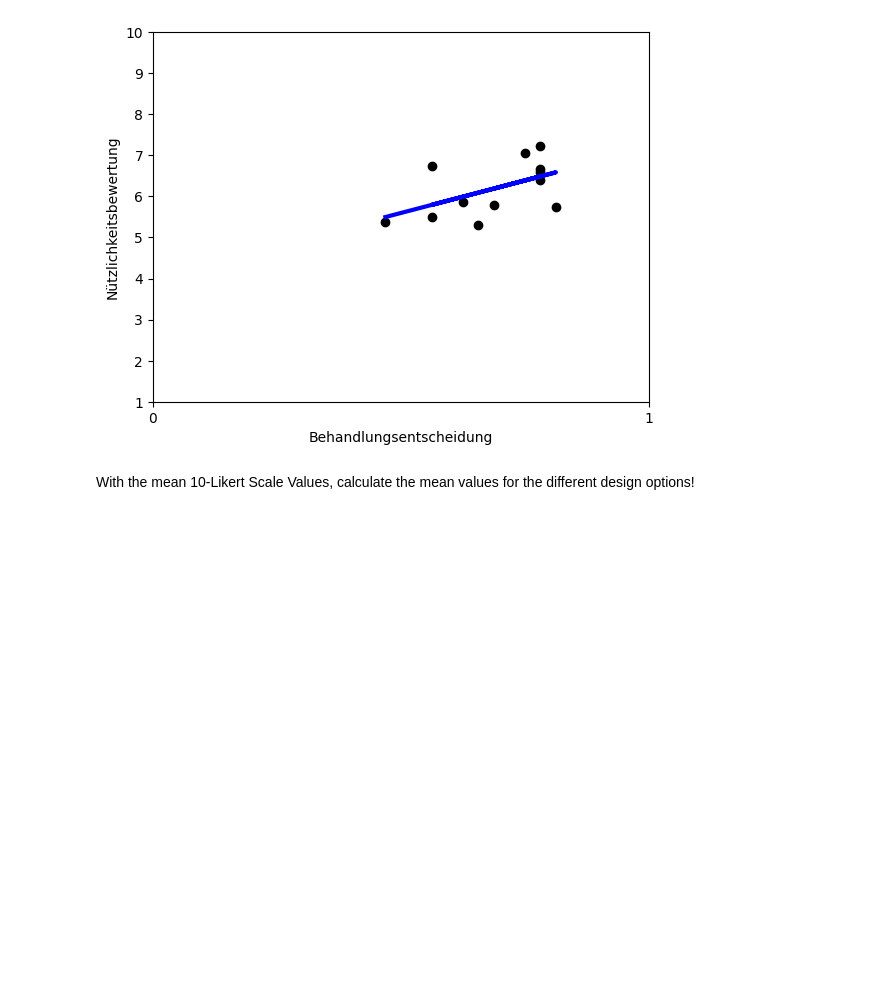
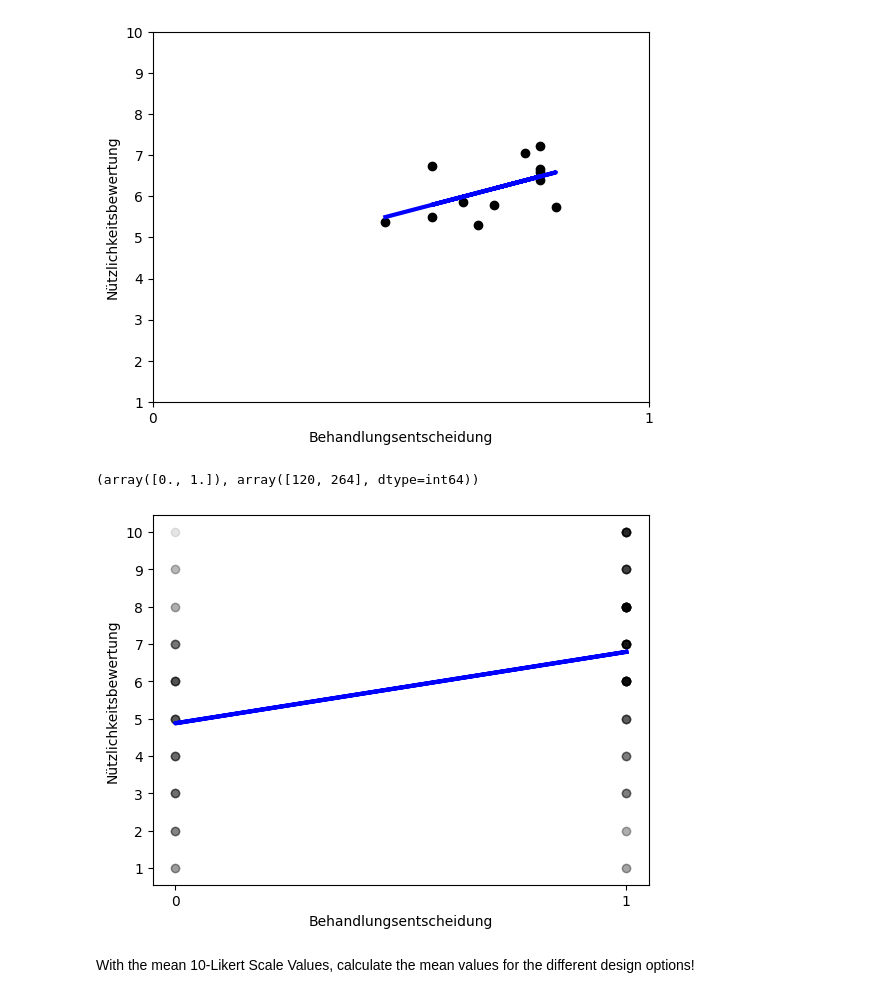
Before and after one commit to LucaGemballa/TEPVisualisationsForCFRNet, a Jupyter notebook: evaluation.ipynb, the cells around one changed output. Cells and saved outputs as stored; diff of their text form; code cells hidden in the pictures; blank space fills up the shorter version.

```diff
--- a/evaluation.ipynb
+++ b/evaluation.ipynb
@@ -170,6 +170,46 @@ plt.ylabel('Nützlichkeitsbewertung')
 plt.show()
 # %% [output]
 [figure]
+# %%
+decision_vals = []
+helpfulness_vals = []
+
+for p in profile_nrs:
+    df_profile_x = df.loc[:,df.columns.str.startswith('p'+str(p)+'q')]
+    df_profile_x = df_profile_x.replace({'AO01': 1, 'AO02': 2, 'AO03': 3, 'AO04': 4, 'AO05': 5, 'AO06': 6, 'AO07': 7, 'AO08': 8, 'AO09': 9, 'AO10': 10})
+
+    # values are composed of boolean values for treatment decision and helpfulness value between 1 and 10 alternately
+    values = [df_profile_x.iloc[tuple(index)] for index in np.argwhere(~pd.isnull(df_profile_x.values)).tolist()]
+    iter_range = range(len(values))
+    decision_vals_profile = [values[i] for i in iter_range if i % 2==0]
+    helpfulness_vals_profile = [values[i] for i in iter_range if i % 2==1]
+
+    decision_vals.append(decision_vals_profile)
+    helpfulness_vals.append(helpfulness_vals_profile)
+
+
+decision_flat = np.array(decision_vals).flatten().reshape(-1,1)
+helpfulness_flat = np.array(helpfulness_vals).flatten().reshape(-1,1)
+print(np.unique(decision_flat, return_counts=True))
+
+
+lm = LinearRegression().fit(decision_flat, helpfulness_flat)
+
+prediction = lm.predict(decision_flat)
+
+plt.scatter(decision_flat, helpfulness_flat, color="black", alpha=0.05)
+plt.plot(decision_flat, prediction, color="blue", linewidth=3)
+
+plt.xticks((0,1))
+plt.yticks((range(1,11)))
+
+plt.xlabel('Behandlungsentscheidung')
+plt.ylabel('Nützlichkeitsbewertung')
+
+plt.show()
+# %% [output]
+(array([0., 1.]), array([120, 264], dtype=int64))
+[figure, added]
 # %% [markdown]
 With the mean 10-Likert Scale Values, calculate the mean values for the different design options!
 # %%
```
Also changed, not shown: parts of 22 cells of this notebook.
